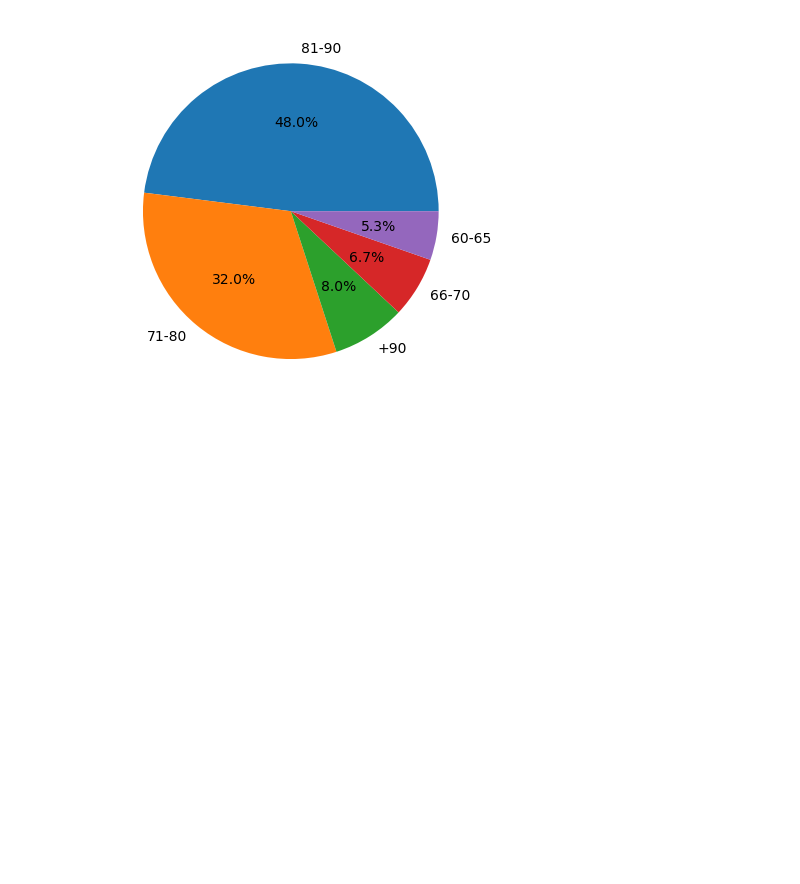
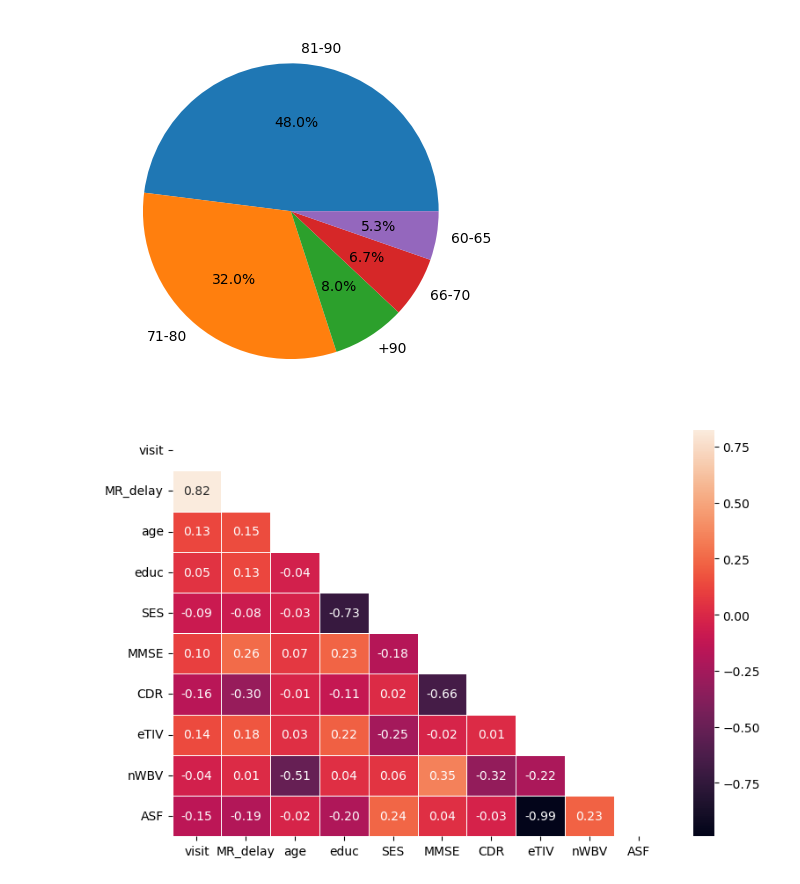
Before and after one commit to Kartmaan/alzheimer, a Jupyter notebook: alz_long.ipynb, the cells around one changed output. Saved outputs shown, nothing was run; the diff lists cells and outputs as text; code cells hidden in the pictures; blank space fills up the shorter version.

```diff
--- a/alz_long.ipynb
+++ b/alz_long.ipynb
@@ -124,3 +272,10 @@ plt.pie(data_u['Age_range'].value_counts(), labels=data_u['Age_range'].unique(),
 plt.show()
 # %% [output]
 [figure]
+# %%
+corr = data_u.select_dtypes(include=['int', 'float']).corr()
+plt.figure(figsize=(9, 6))
+sns.heatmap(corr, annot=True, fmt='.2f', linewidths=0.5, cmap='rocket', mask=np.triu(corr))
+plt.show()
+# %% [output]
+[figure, added]
```
Also changed, not shown: parts of 39 cells of this notebook.
